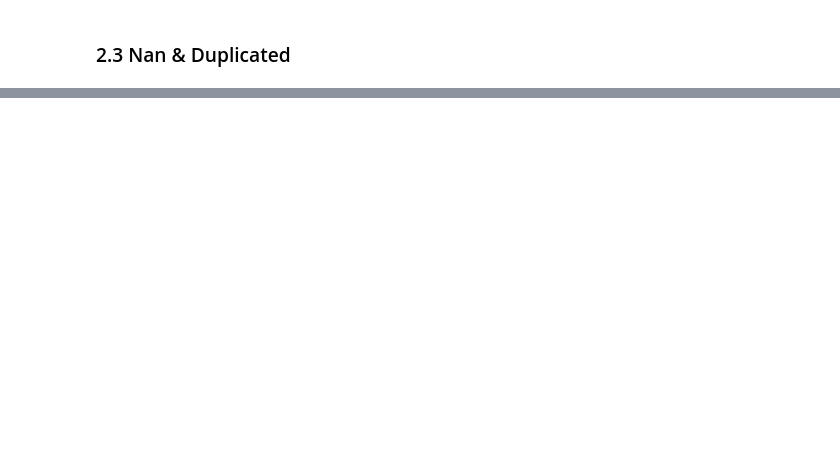
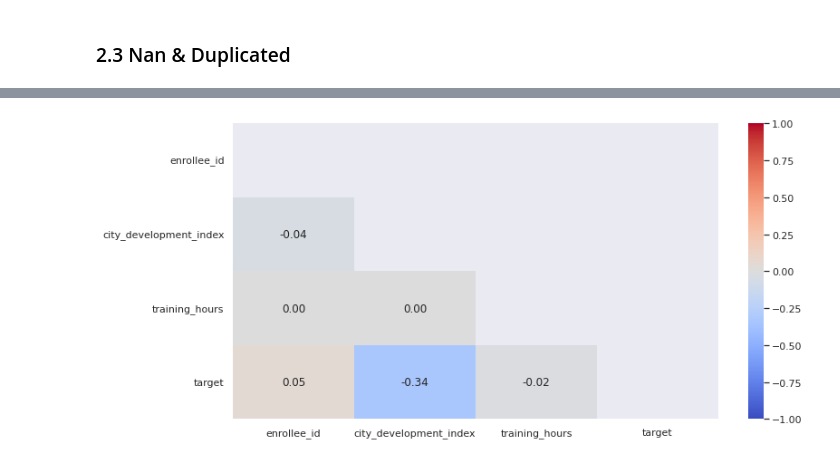
Before and after one commit to AlexandreGazagnes/about-mlflow, a Jupyter notebook: 00_Data_Exploration.ipynb, the cells around one changed output, grey strips where cells are left out. Drawn from its saved outputs; the diff is of its cells as text; code cells hidden in the pictures; blank space fills up the shorter version.

```diff
--- a/00_Data_Exploration.ipynb
+++ b/00_Data_Exploration.ipynb
@@ -101,0 +267,11 @@ df.enrollee_id.duplicated().sum()
+# %%
+corr = df.corr()
+triu = np.triu(corr)
+fig, ax = plt.subplots(1, 1, figsize=(12,6))
+ax = sns.heatmap(corr,
+           vmin=-1, vmax=1,
+           cmap="coolwarm",
+           annot=True, fmt=".2f",
+           mask=triu)
+# %% [output]
+[figure, added]
```
Also changed, not shown: parts of 21 cells of this notebook.
